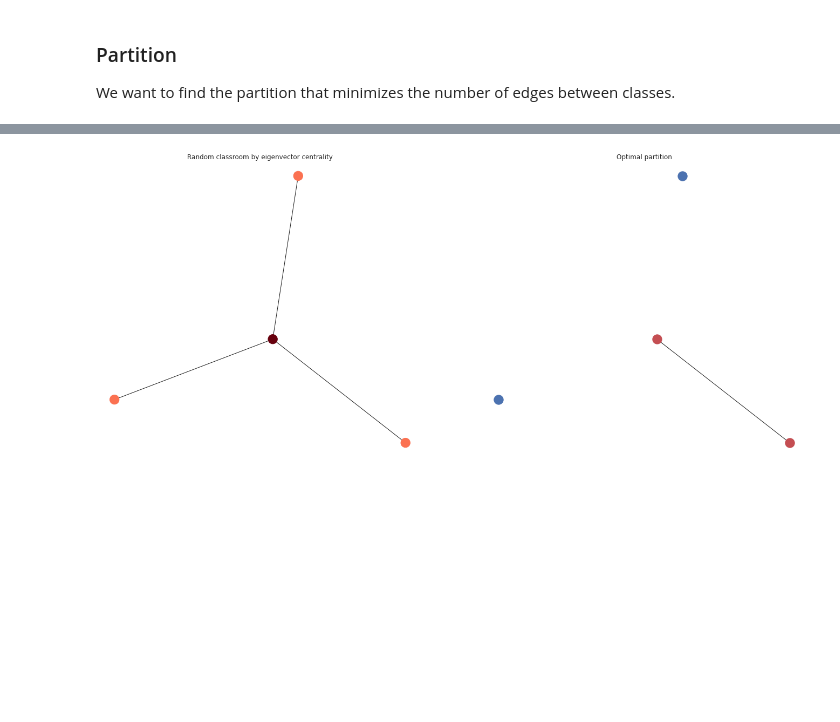
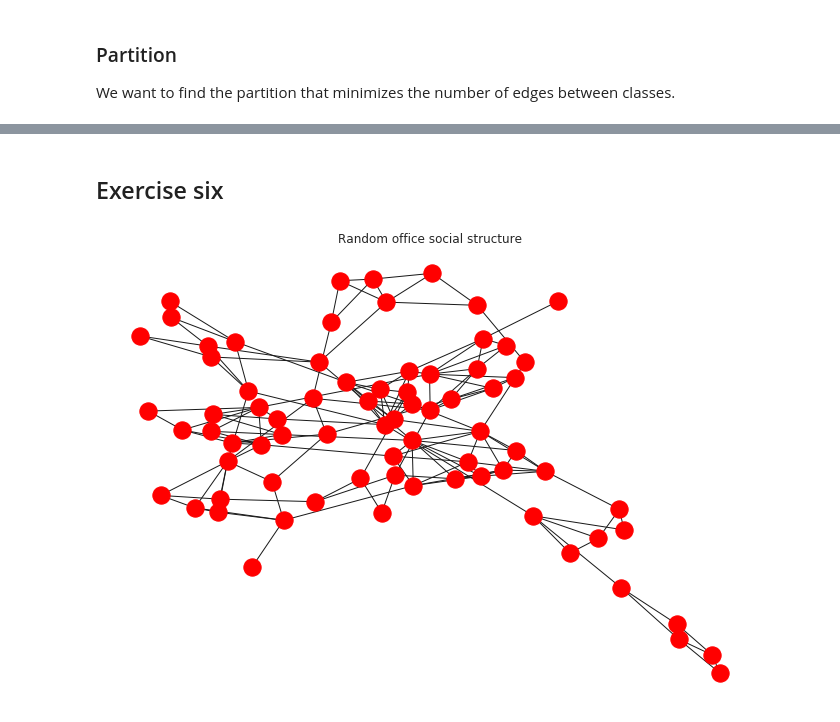
Before and after one commit to NoFishLikeIan/tinbergen, a Jupyter notebook: code/networks/assignment_one.ipynb, the cells around one changed output, grey strips where cells are left out. Cells and saved outputs as stored; diff of their text form; code cells hidden in the pictures; blank space fills up the shorter version.

Commit message:
🚀 fixed classroom assignment

```diff
--- a/code/networks/assignment_one.ipynb
+++ b/code/networks/assignment_one.ipynb
@@ -13,7 +14,5 @@ from networkx.algorithms.community.kernighan_lin import kernighan_lin_bisection
 # %%
 import matplotlib.pyplot as plt
 from matplotlib import cm
-import seaborn as sns
-
-reds = cm.get_cmap('Reds')
+import seaborn as snpowerlaw_cluster_grapheds = cm.get_cmap('Reds')
 sns.set(rc={'figure.figsize':(11.7,8.27)})
@@ -98,13 +139,15 @@ A, B = c.partition
-# %%
-fig, (ax1, ax2) = plt.subplots(nrows = 1, ncols = 2, figsize = (11.7 * 2, 10))
-
-
-c.draw(ax1)
-c.draw_subgraphs(A, B, ax2)
-
-ax1.set_title("Random classroom by eigenvector centrality")
-ax2.set_title("Optimal partition")
-
-fig.show()
-# %% [output]
-[figure, removed]
+# %% [markdown]
+## Exercise six
+# %%
+groups = [random.randint(5, 10) for _ in range(10)]
+# %%
+office = SocialNetwork(
+    community.random_partition_graph(groups, .5, .01)
+)
+# %%
+fig, ax = plt.subplots()
+office.draw(ax, eigen_color=False)
+ax.set_title("Random office social structure")
+fig.show()
+# %% [output]
+[figure, added]
```
Also changed, not shown: parts of 13 cells of this notebook, 1 other file.
